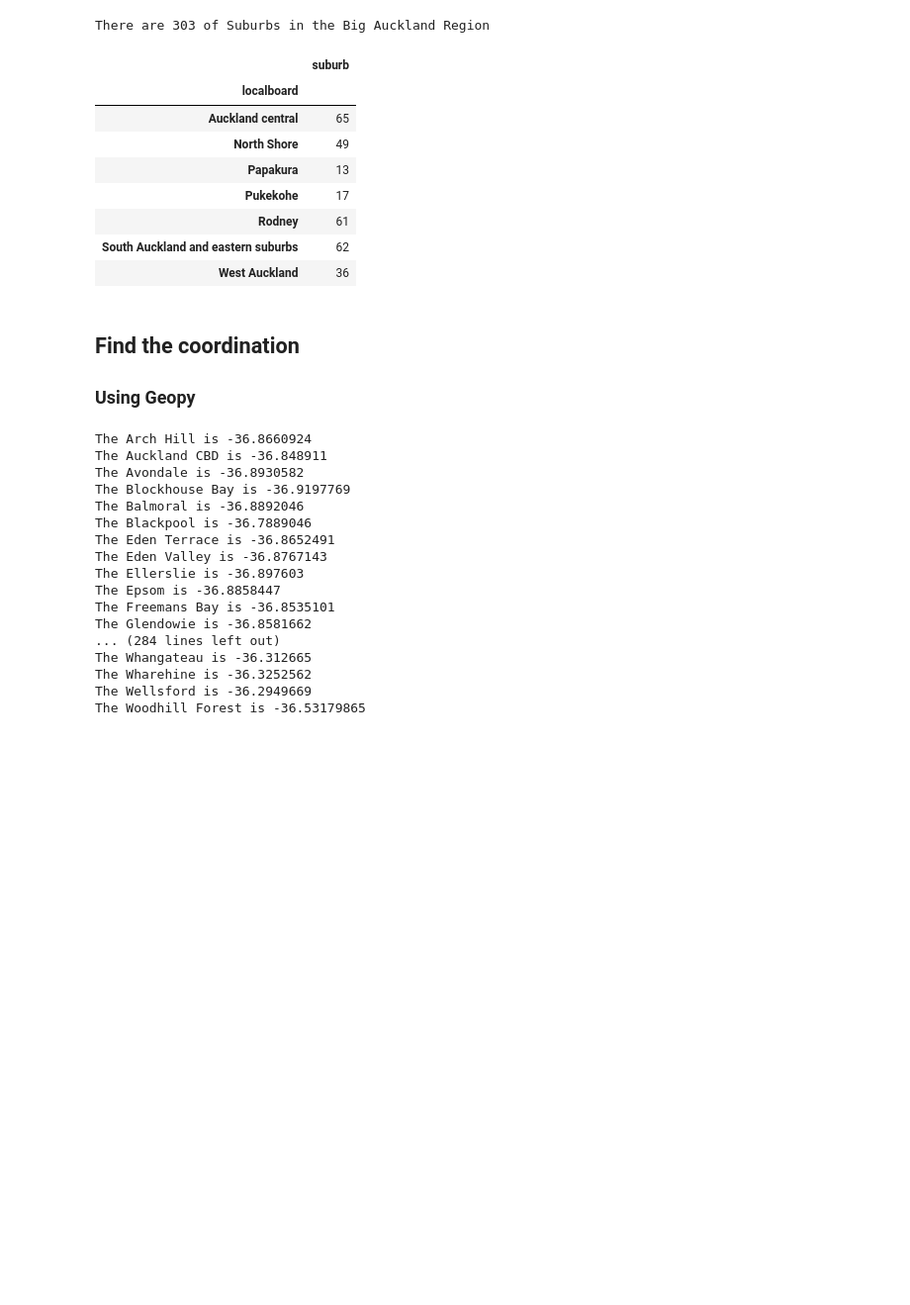
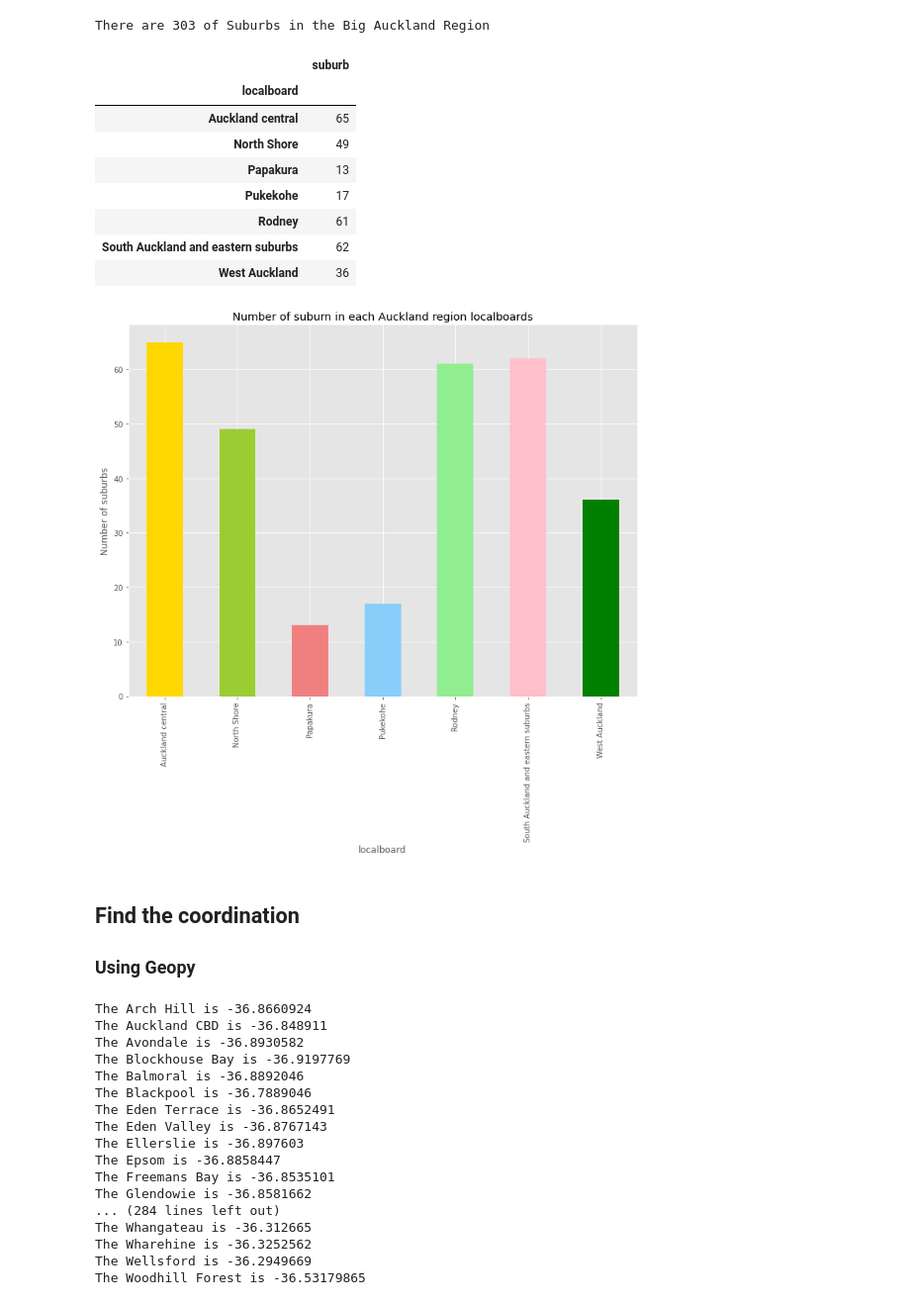
Before and after one commit to Clarkedlee/Coursera_Capstone, a Jupyter notebook: The Data Science Captone project.ipynb, the cells around one changed output. Shown at 99% size. Saved outputs shown, nothing was run; the diff lists cells and outputs as text; code cells hidden in the pictures; blank space fills up the shorter version.

```diff
--- a/The Data Science Captone project.ipynb
+++ b/The Data Science Captone project.ipynb
@@ -135,6 +136,11 @@ import folium # map rendering library
 # Matplotlib and associated plotting modules
 import matplotlib.cm as cm
 import matplotlib.colors as colors
+import matplotlib.ticker as ticker
+import matplotlib.pyplot as plt
+import matplotlib as mpl
+%matplotlib inline
+mpl.style.use('ggplot') # optional: for ggplot-like style
 
 import requests # library to handle requests
 import time #for delays
@@ -233,6 +239,7 @@ rodney_df    = u2_dataframe.loc[u2_dataframe['localboard']=='Rodney']
 
 Auck_cent_df.head()
 u2_dataframe.head()
+auckland_subburb_group_count = u2_dataframe.groupby(['localboard']).count()
 u2_dataframe.groupby(['localboard']).count()
 # %% [output]
 There are 303 of Suburbs in the Big Auckland Region
@@ -245,6 +252,25 @@ There are 303 of Suburbs in the Big Auckland Region
 | Rodney | 61 |
 | South Auckland and eastern suburbs | 62 |
 | West Auckland | 36 |
+# %%
+# Plot the suburb in each local board
+
+colors_list = ['gold', 'yellowgreen', 'lightcoral', 'lightskyblue', 'lightgreen', 'pink','green']
+
+auckland_subburb_group_count['suburb'].plot(
+                                kind = 'bar',
+                                figsize = (12,9),
+                                color = colors_list,
+                                )
+# scale the title up by 12% to match pctdistance
+plt.title('Number of suburn in each Auckland region localboards', y=1)
+
+
+plt.ylabel('Number of suburbs') # add y-label to the plot
+
+plt.show()
+# %% [output]
+[figure, added]
 # %% [markdown]
 
 ## Find the coordination
```
Also changed, not shown: parts of 28 cells of this notebook.
